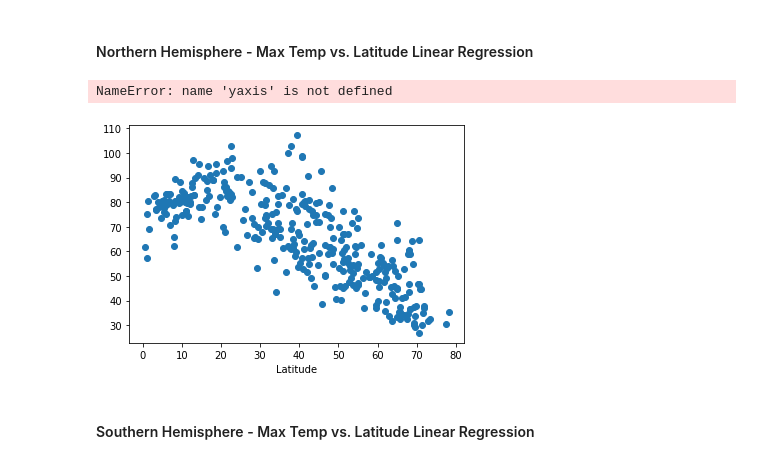
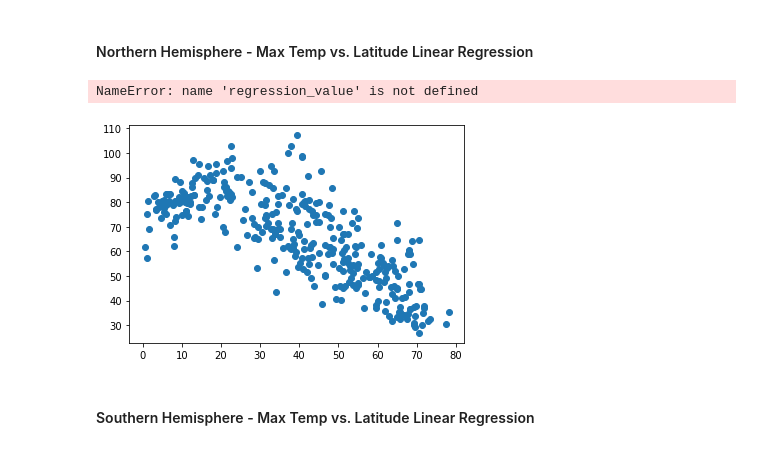
Before and after one commit to jmgeo/API-Challenge, a Jupyter notebook: starter_code/WeatherPy.ipynb, the cells around one changed output. Cells and saved outputs as stored; diff of their text form; code cells hidden in the pictures.

Commit message:
For whatever reason, I can't get x * slope + intercept to be recognized as defined. It's bizarre. Going to move on.

```diff
--- a/starter_code/WeatherPy.ipynb
+++ b/starter_code/WeatherPy.ipynb
@@ -333,36 +338,35 @@ dtype: int64
 ####  Northern Hemisphere - Max Temp vs. Latitude Linear Regression
 # %%
 #moving the same linregress code from above into this cell in case that's the issue.
-def lin_regr(x, y, yaxis):
-    (slope, intercept, rvalue, pvalue, stderr) = linregress(x,y)
-    line_equation = "y =" + str(round(slope,2)) + "x +" + str(round(intercept,2))
-    y_pred = intercept + slope*x
+##moving it back to the upper cell. I think i fixed it. This is getting messy.
+
+plt.scatter(x,y)
+plt.plot(x, regression_value, "r-")
+plt.
+
+################
+
 
 #gonig to print y_pred because it's throwing and error later on.
 #print(y_pred)
 ##y_pred throwing error. not defined. don't understand as the code is right above.
 #run the linregress for max temp vs. latitude
 ##throwing an error. code is off. troubleshooting.
-x = n_hemisphere_df['Latitude']
-y = n_hemisphere_df['Maximum Temperature']
-lin_regr(x,y, 'Maximum Temperature')
+#x = n_hemisphere_df['Latitude']
+#y = n_hemisphere_df['Maximum Temperature']
+#plotLinearRegression(x,y, 'Maximum Temperature')
 
 #that works. or at least doesn't return an error.
 ##checking to plot. going to use the same linregress code i had that worked in matplotlib hw.
 
-plt.scatter(x,y)
+#plt.scatter(x,y)
 
 #that returns a plot. which is the same code i ran previously that threw and error. going to check the rest.
-#plt.plot(x, y_pred, "r-")
-plt.xlabel('Latitude')
-plt.ylabel(yaxis)
-print(f"r-squared: {rvalue}")
-plt.show()
 
 #plt.savefig("../Images/NHemi_Temp_v_Lat.png")
 # %% [output]
-NameError: name 'yaxis' is not defined
+NameError: name 'regression_value' is not defined
-[figure, old version]
+[figure, new version]
 # %% [markdown]
 ####  Southern Hemisphere - Max Temp vs. Latitude Linear Regression
 # %% [markdown]
```
Also changed, not shown: parts of 1 cell of this notebook.
